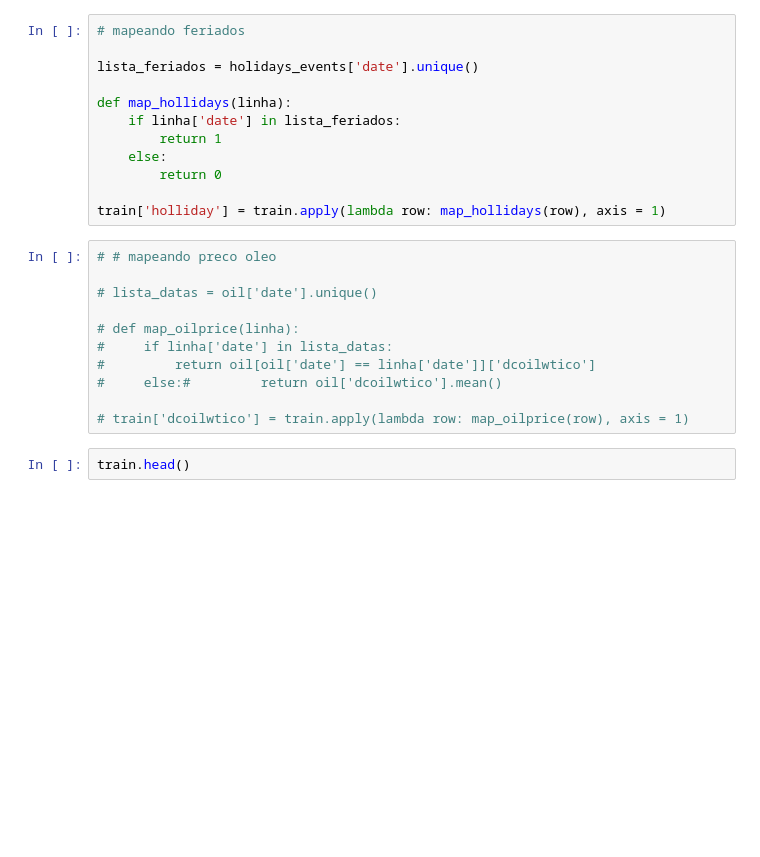
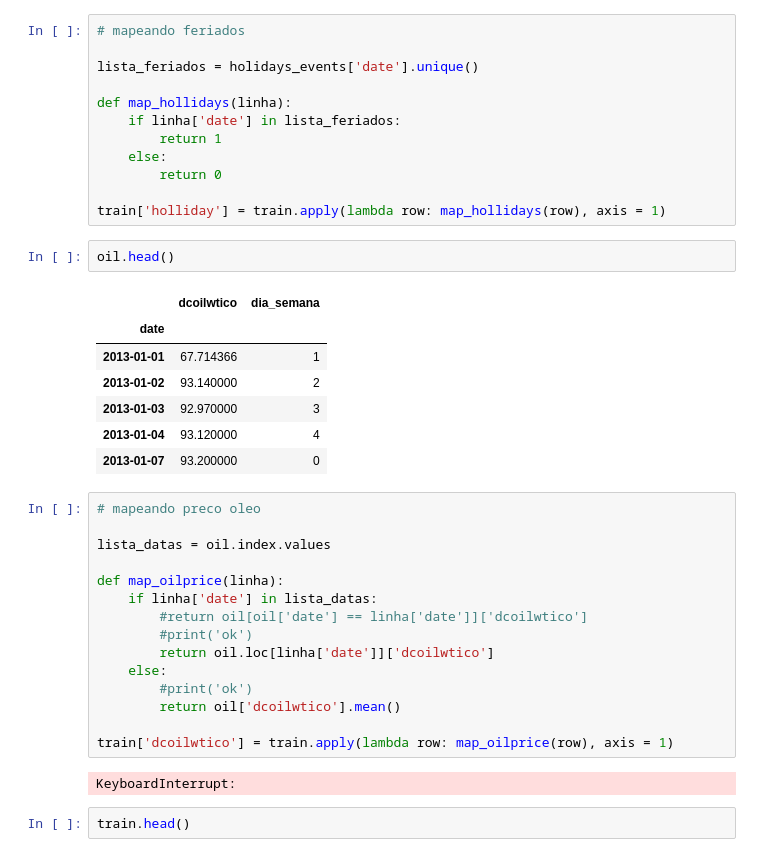
Before and after one commit to UFRJ-Analytica/kaggle-store-sales-time-series-forecasting, a Jupyter notebook: solution.ipynb, the cells around one changed output. Saved outputs shown, nothing was run; the diff lists cells and outputs as text; blank space fills up the shorter version.

```diff
--- a/solution.ipynb
+++ b/solution.ipynb
@@ -257,17 +257,33 @@ def map_hollidays(linha):
         return 0
 
 train['holliday'] = train.apply(lambda row: map_hollidays(row), axis = 1)
+# %%
+oil.head()
+# %% [output]
+|  | dcoilwtico | dia_semana |
+| date |  |  |
+| 2013-01-01 | 67.714366 | 1 |
+| 2013-01-02 | 93.140000 | 2 |
+| 2013-01-03 | 92.970000 | 3 |
+| 2013-01-04 | 93.120000 | 4 |
+| 2013-01-07 | 93.200000 | 0 |
 # %%
-# # mapeando preco oleo
+# mapeando preco oleo
 
-# lista_datas = oil['date'].unique()
+lista_datas = oil.index.values
 
-# def map_oilprice(linha):
-#     if linha['date'] in lista_datas:
-#         return oil[oil['date'] == linha['date']]['dcoilwtico']
-#     else:#         return oil['dcoilwtico'].mean()
+def map_oilprice(linha):
+    if linha['date'] in lista_datas:
+        #return oil[oil['date'] == linha['date']]['dcoilwtico']
+        #print('ok')
+        return oil.loc[linha['date']]['dcoilwtico']
+    else:
+        #print('ok')
+        return oil['dcoilwtico'].mean()
 
-# train['dcoilwtico'] = train.apply(lambda row: map_oilprice(row), axis = 1)
+train['dcoilwtico'] = train.apply(lambda row: map_oilprice(row), axis = 1)
+# %% [output]
+KeyboardInterrupt:
 # %%
 train.head()
 # %% [output]
```
Also changed, not shown: parts of 9 cells of this notebook.
